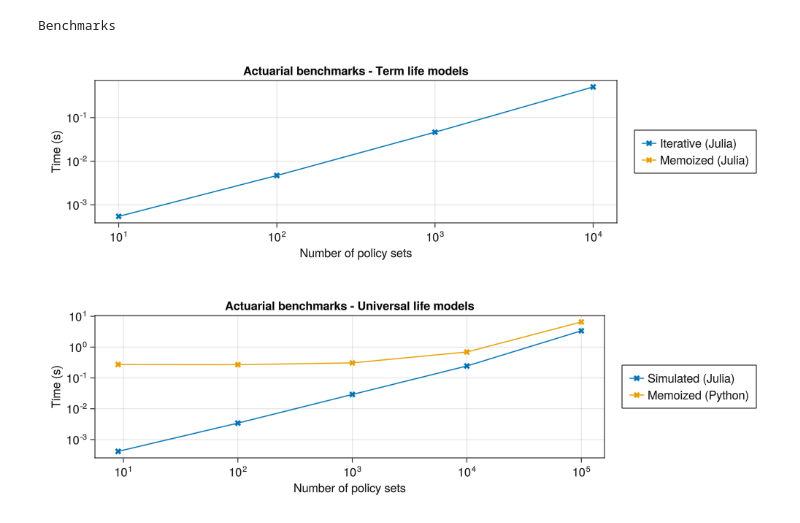
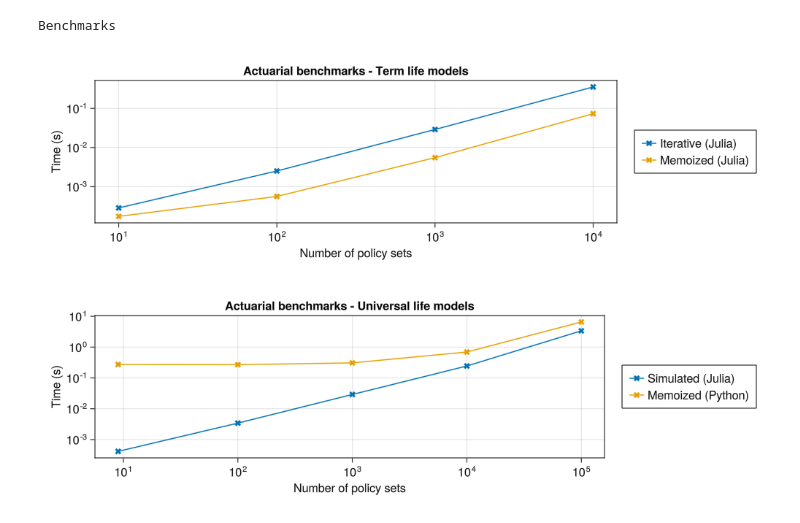
Before and after one commit to actuarialopensource/benchmarks, a Jupyter notebook: Julia/notebooks/benchmarks.ipynb, the cells around one changed output. Cells and saved outputs as stored; diff of their text form; code cells hidden in the pictures.

```diff
--- a/Julia/notebooks/benchmarks.ipynb
+++ b/Julia/notebooks/benchmarks.ipynb
@@ -28,15 +24,15 @@ end
 # %%
 colors = Makie.wong_colors()
 fig = Figure(; resolution = (1000, 300))
 ax = Axis(fig[1, 1]; title = "Actuarial benchmarks - Term life models", xlabel = "Number of policy sets", ylabel = "Time (s)", xscale = log10, yscale = log10)
 l1 = lines!(ax, sizes, iterative_timings; color = colors[1])
-l2 = lines!(ax, [sizes[end]], memoized_timings; color = colors[2])
+l2 = lines!(ax, sizes, memoized_timings; color = colors[2])
 s1 = scatter!(ax, sizes, iterative_timings; color = colors[1], marker = :x)
-s2 = scatter!(ax, [sizes[end]], memoized_timings; color = colors[2], marker = :x)
+s2 = scatter!(ax, sizes, memoized_timings; color = colors[2], marker = :x)
 Legend(fig[1, 2], [[l1, s1], [l2, s2]], ["Iterative (Julia)", "Memoized (Julia)"])
 fig
 # %% [output]
-[figure, old version]
+[figure, new version]
 # %%
 !@isdefined(proj) && (proj = read_savings_model())
 proj.scen_size = 1
```
Also changed, not shown: parts of 1 cell of this notebook.
